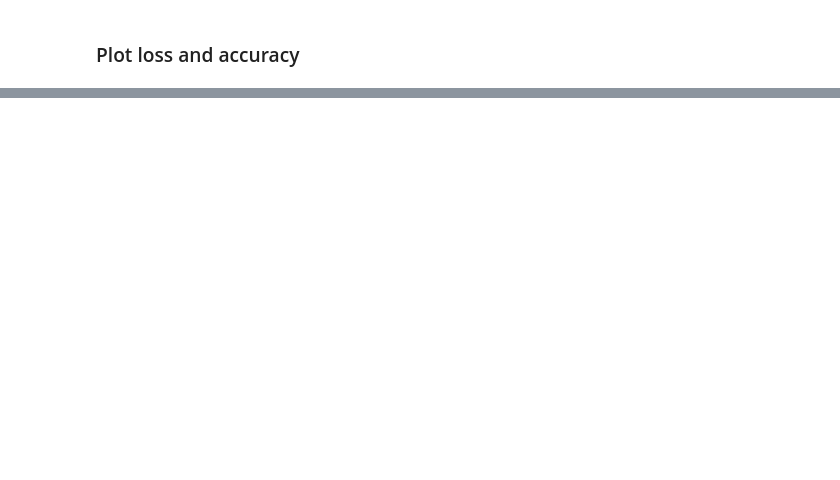
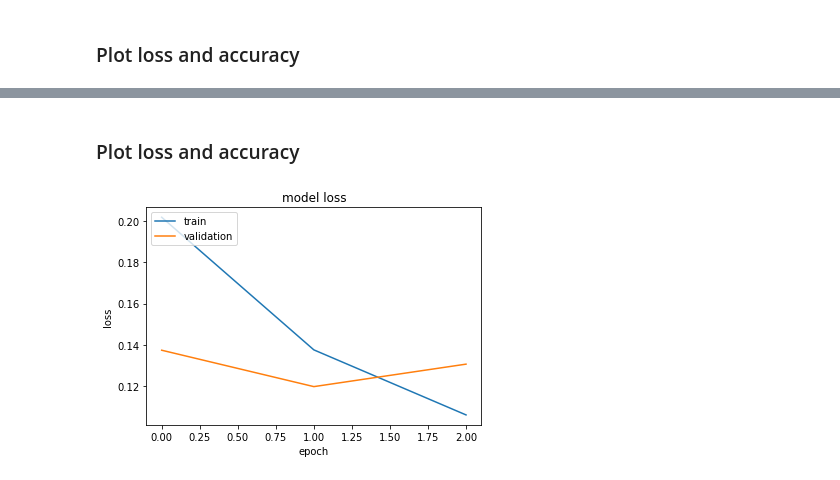
Before and after one commit to dietrichsimon/transfer-learning, a Jupyter notebook: cats-vs-dogs.ipynb, the cells around one changed output, grey strips where cells are left out. Saved outputs shown, nothing was run; the diff lists cells and outputs as text; code cells hidden in the pictures; blank space fills up the shorter version.

```diff
--- a/cats-vs-dogs.ipynb
+++ b/cats-vs-dogs.ipynb
@@ -217,0 +258,5 @@ model.evaluate(X_val, y_val)
+# %%
+model = Sequential()
+model.add(Xception(include_top=False, pooling='max', input_shape=(img_dim, img_dim, 3)))
+model.add(Dense(1, activation='sigmoid'))
+model.layers[0].trainable = False
@@ -217,0 +278,6 @@ model.evaluate(X_val, y_val)
+# %%
+# compile the model
+model.compile(optimizer='adam',
+              loss='binary_crossentropy',
+              metrics=['accuracy']
+)
@@ -217,0 +286,7 @@ model.evaluate(X_val, y_val)
+# %%
+history = model.fit(x=X_train,
+                    y=y_train,
+                    batch_size=10,
+                    epochs=3,
+                    validation_split=0.2,
+)
@@ -217,0 +300,6 @@ model.evaluate(X_val, y_val)
+# %% [markdown]
+### Plot loss and accuracy
+# %%
+plot_loss(history)
+# %% [output]
+[figure, added]
```
Also changed, not shown: parts of 40 cells of this notebook, 1 other file.
